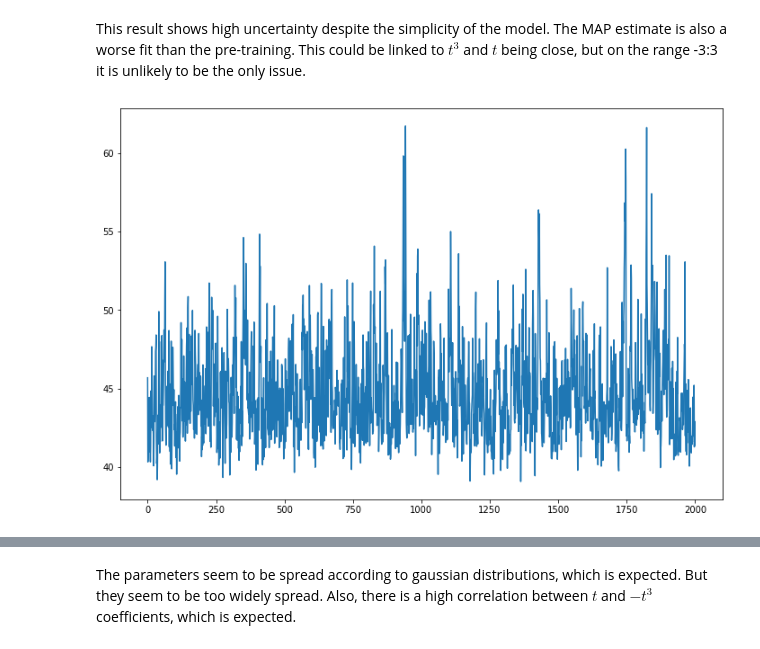
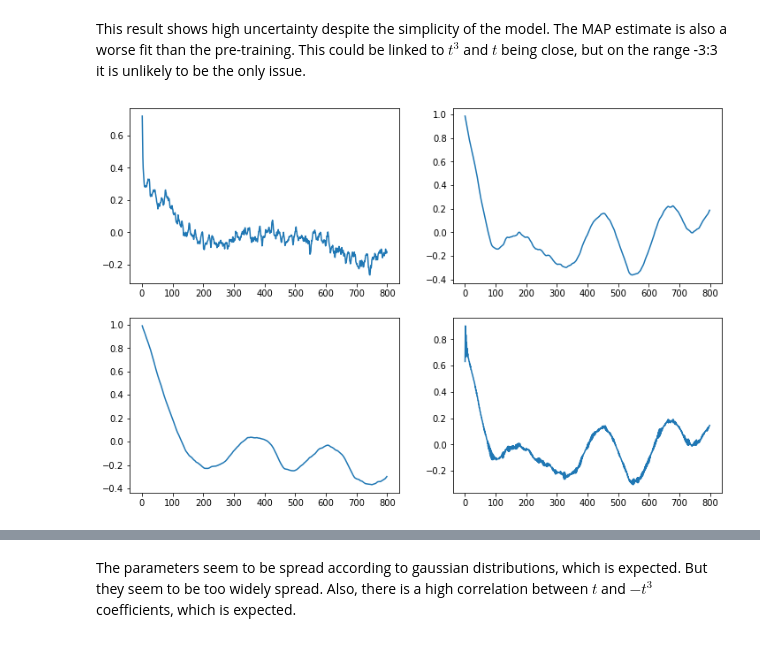
Before and after one commit to PierreTsr/FluxPartitioning, a Jupyter notebook: src/testing.ipynb, the cells around one changed output, grey strips where cells are left out. Cells and saved outputs as stored; diff of their text form; code cells hidden in the pictures.

```diff
--- a/src/testing.ipynb
+++ b/src/testing.ipynb
@@ -143,12 +158,23 @@ array([ 0.00266154,  0.98321503,  0.01268527, -0.00171743], dtype=float32)
 # %% [markdown]
 This result shows high uncertainty despite the simplicity of the model. The MAP estimate is also a worse fit than the pre-training. This could be linked to $t^3$ and $t$ being close, but on the range -3:3 it is unlikely to be the only issue.
-# %%
-# Plot Hamiltonian variation through trajectory (should show any trend in theory)
-plt.figure(figsize=(12,8))
-plt.plot(range(hamiltonians.size), hamiltonians)
-plt.show()
-# %% [output]
-[figure, removed]
+# %%
+# plot auto-correlation
+
+fig, axs = plt.subplots(2,2, figsize=(12,8))
+axs = axs.flatten()
+max_lag = 800
+for i in range(parameters.shape[1]):
+    auto_cor = []
+    mean = np.mean(parameters[:,i])
+    var = np.var(parameters[:,i])
+    for lag in range(1,max_lag):
+        x = parameters[lag:, i]
+        x_lagged = parameters[:-lag, i]
+        auto_cor.append(np.mean((x-mean) * (x_lagged-mean))/var)
+    axs[i].plot(np.arange(1,max_lag), auto_cor)
+plt.show()
+# %% [output]
+[figure, added]
 # %%
 # plot parameters spread
 fig, axs = plt.subplots(4, 4, figsize=(15, 15))
```
Also changed, not shown: parts of 6 cells of this notebook.
